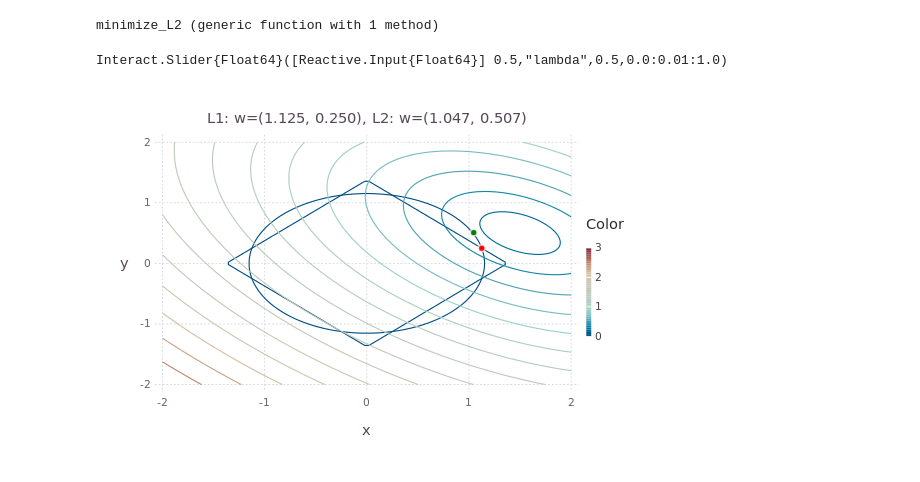
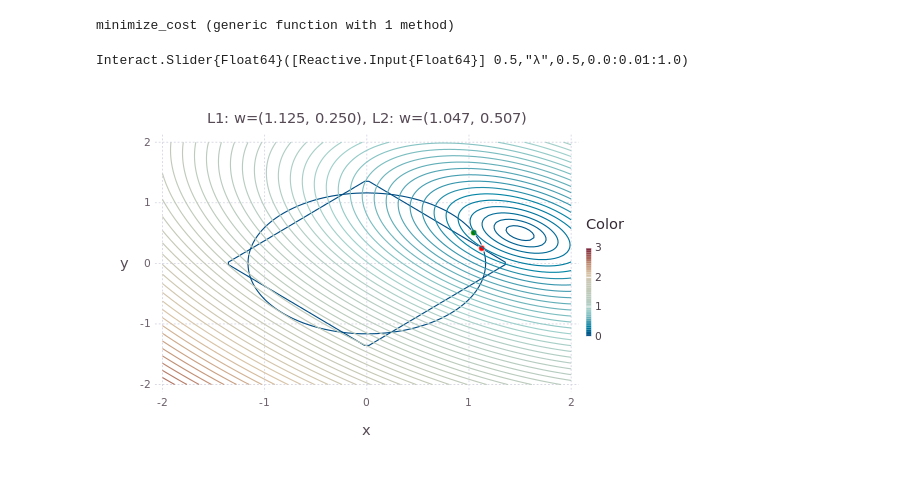
Before and after one commit to peakbook/julia_notebook, a Jupyter notebook: machine_learning_with_sparsity_inducing_regularizations/L1_L2_comparison.ipynb, the cells around one changed output. Cells and saved outputs as stored; diff of their text form; code cells hidden in the pictures.

```diff
--- a/machine_learning_with_sparsity_inducing_regularizations/L1_L2_comparison.ipynb
+++ b/machine_learning_with_sparsity_inducing_regularizations/L1_L2_comparison.ipynb
@@ -13,39 +6,38 @@ WARNING: Union(args...) is deprecated, use Union{args...} instead.
 # %%
-function minimize_L1(X,y,lambda)
+function minimize_cost(X,y,λ,func)
     w = Variable(size(X,2),size(y,2))
-    problem = minimize(0.5*sumsquares(X*w-y)+lambda*norm(w,1))
+    problem = minimize(0.5*sumsquares(X*w-y)+λ*func(w))
     solve!(problem, ECOSSolver(verbose=false))
     w.value
 end
-
-function minimize_L2(X,y,lambda)
-    w = Variable(size(X,2),size(y,2))
-    problem = minimize(0.5*sumsquares(X*w-y)+lambda*norm(w,2))
-    solve!(problem, ECOSSolver(verbose=false))
-    w.value
-end
 # %% [output]
-minimize_L2 (generic function with 1 method)
+minimize_cost (generic function with 1 method)
 # %%
 X = [1.0 0.5;0.0 1;]
 y = [1.75, 0.5]
 
+# Loss function
 L(w) = 0.5*norm(X*w-y,2)
-g1(w) = norm(w,1)
-g2(w) = norm(w,2)
 
-@manipulate for lambda=0.0:0.01:1.0
-    w_L1 = minimize_L1(X,y,lambda)
-    w_L2 = minimize_L2(X,y,lambda)
+# L1-norm penalty
+p1(w) = norm(w,1)
+
+# L2-norm penalty
+p2(w) = norm(w,2)
+
+@manipulate for λ=0.0:0.01:1.0
+    w_L1 = minimize_cost(X,y,λ,p1)
+    w_L2 = minimize_cost(X,y,λ,p2)
+
     plot(
-    layer(z=(x,y)->L([x,y]), x=linspace(-2,2,100), y=linspace(-2,2,100), Geom.contour),
+    layer(z=(x,y)->L([x,y]), x=linspace(-2,2,100), y=linspace(-2,2,100), Geom.contour(levels=50)),
     layer(x=[w_L1[1]],y=[w_L1[2]],Geom.point,Theme(default_color=colorant"red")),
     layer(x=[w_L2[1]],y=[w_L2[2]],Geom.point,Theme(default_color=colorant"green")),
-    layer(z=(x,y)->g1([x,y]), x=linspace(-2,2,100), y=linspace(-2,2,100), Geom.contour(levels=norm(w_L1,1))),
-    layer(z=(x,y)->g2([x,y]), x=linspace(-2,2,100), y=linspace(-2,2,100), Geom.contour(levels=norm(w_L1,2))),
+    layer(z=(x,y)->p1([x,y]), x=linspace(-2,2,100), y=linspace(-2,2,100), Geom.contour(levels=p1(w_L1))),
+    layer(z=(x,y)->p2([x,y]), x=linspace(-2,2,100), y=linspace(-2,2,100), Geom.contour(levels=p2(w_L2))),
     Guide.title(@sprintf("L1: w=(%1.3f, %1.3f), L2: w=(%1.3f, %1.3f)",w_L1[1],w_L1[2],w_L2[1],w_L2[2]))
     )
 end
 # %% [output]
-Interact.Slider{Float64}([Reactive.Input{Float64}] 0.5,"lambda",0.5,0.0:0.01:1.0)
+Interact.Slider{Float64}([Reactive.Input{Float64}] 0.5,"λ",0.5,0.0:0.01:1.0)
-[figure, old version]
+[figure, new version]
```
Also changed, not shown: parts of 1 cell of this notebook.
